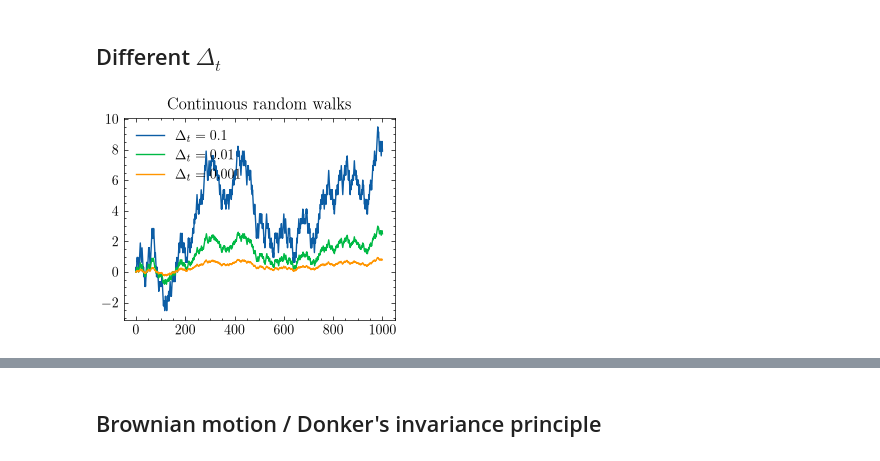
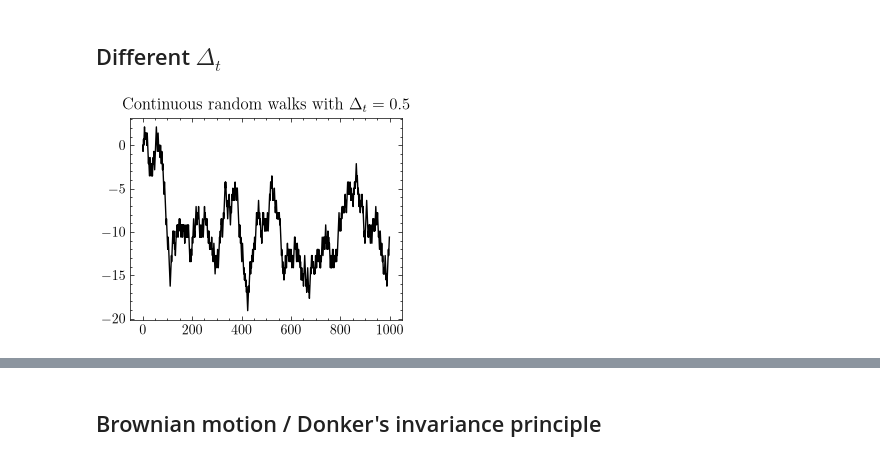
Before and after one commit to istmarc/stochastic-process, a Jupyter notebook: brownian-motion/Brownian_motion.ipynb, the cells around one changed output, grey strips where cells are left out. Cells and saved outputs as stored; diff of their text form; code cells hidden in the pictures.

```diff
--- a/brownian-motion/Brownian_motion.ipynb
+++ b/brownian-motion/Brownian_motion.ipynb
@@ -49,13 +49,14 @@ plt.show()
 # %% [markdown]
 ## Continuous random walk
 # %%
-def continuous_random_walk(x, T, n, delta):
+def continuous_random_walk(x, T, n):
+    # t in [0, T] with increment deltat
     deltat = T / n
-    m = x.size
-    y = []
-    t = 0.
-    while (math.floor(t / deltat) < m):
-        y.append(math.sqrt(deltat) * x[math.floor(t / deltat)])
-        t += deltat
+    trange = np.arange(0, T, deltat)
+    y = np.zeros(n)
+    i = 0
+    for t in trange:
+        y[i] = math.sqrt(deltat) * x[math.floor(t / deltat)]
+        i += 1
     return np.array(y)
 # %%
@@ -71,11 +82,8 @@ plt.show()
 # %% [markdown]
 ## Different $\Delta_t$
 # %%
-plt.plot(continuous_random_walk(s, 1, 10, 0.1), label = r"$\Delta_t = 0.1$")
-plt.plot(continuous_random_walk(s, 1, 100, 0.1), label = r"$\Delta_t = 0.01$")
-plt.plot(continuous_random_walk(s, 1, 1000, 0.1), label = r"$\Delta_t = 0.001$")
-plt.title("Continuous random walks")
-plt.legend()
+plt.plot(continuous_random_walk(s, s.size / 2, 1000), color = "black")
+plt.title(r"Continuous random walks with $\Delta_t = 0.5$")
 plt.show()
 # %% [output]
-[figure, old version]
+[figure, new version]
```
Also changed, not shown: parts of 18 cells of this notebook.
